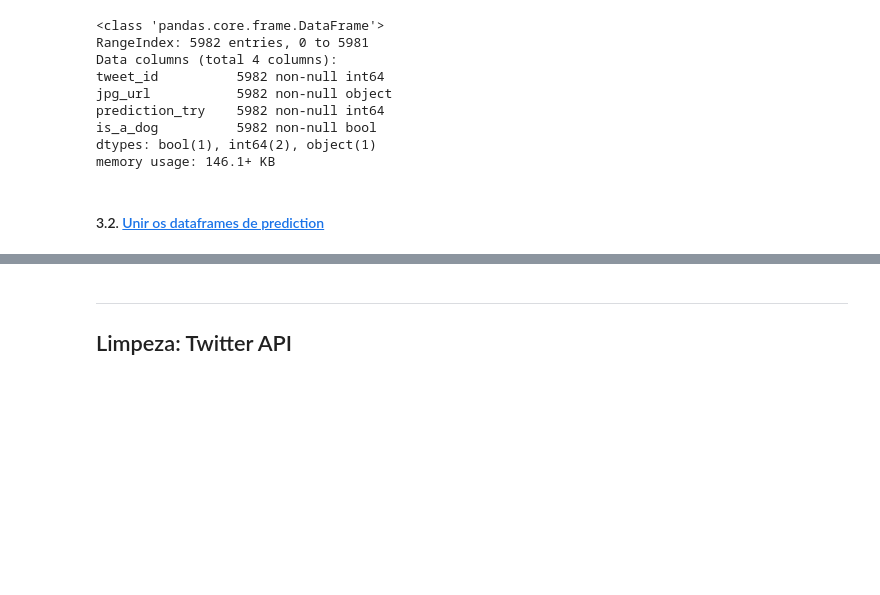
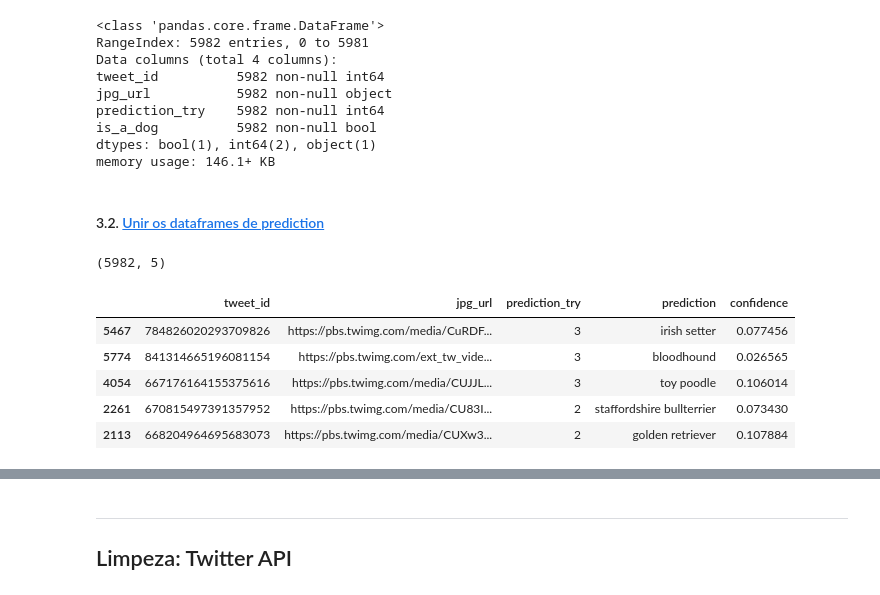
Before and after one commit to vitoralbano/ds-ii-weratedogs, a Jupyter notebook: wrangle_act.ipynb, the cells around one changed output, grey strips where cells are left out. Saved outputs shown, nothing was run; the diff lists cells and outputs as text; code cells hidden in the pictures; blank space fills up the shorter version.

```diff
--- a/wrangle_act.ipynb
+++ b/wrangle_act.ipynb
@@ -1142,0 +1142,13 @@ df_predict_clean = pd.merge(prediction)
+# %%
+df_predict_clean.shape
+# %% [output]
+(5982, 5)
+# %%
+df_predict_clean.sample(5)
+# %% [output]
+|  | tweet_id | jpg_url | prediction_try | prediction | confidence |
+| 5467 | 784826020293709826 | https://pbs.twimg.com/media/CuRDF... | 3 | irish setter | 0.077456 |
+| 5774 | 841314665196081154 | https://pbs.twimg.com/ext_tw_vide... | 3 | bloodhound | 0.026565 |
+| 4054 | 667176164155375616 | https://pbs.twimg.com/media/CUJJL... | 3 | toy poodle | 0.106014 |
+| 2261 | 670815497391357952 | https://pbs.twimg.com/media/CU83I... | 2 | staffordshire bullterrier | 0.073430 |
+| 2113 | 668204964695683073 | https://pbs.twimg.com/media/CUXw3... | 2 | golden retriever | 0.107884 |
```
Also changed, not shown: parts of 49 cells of this notebook.
